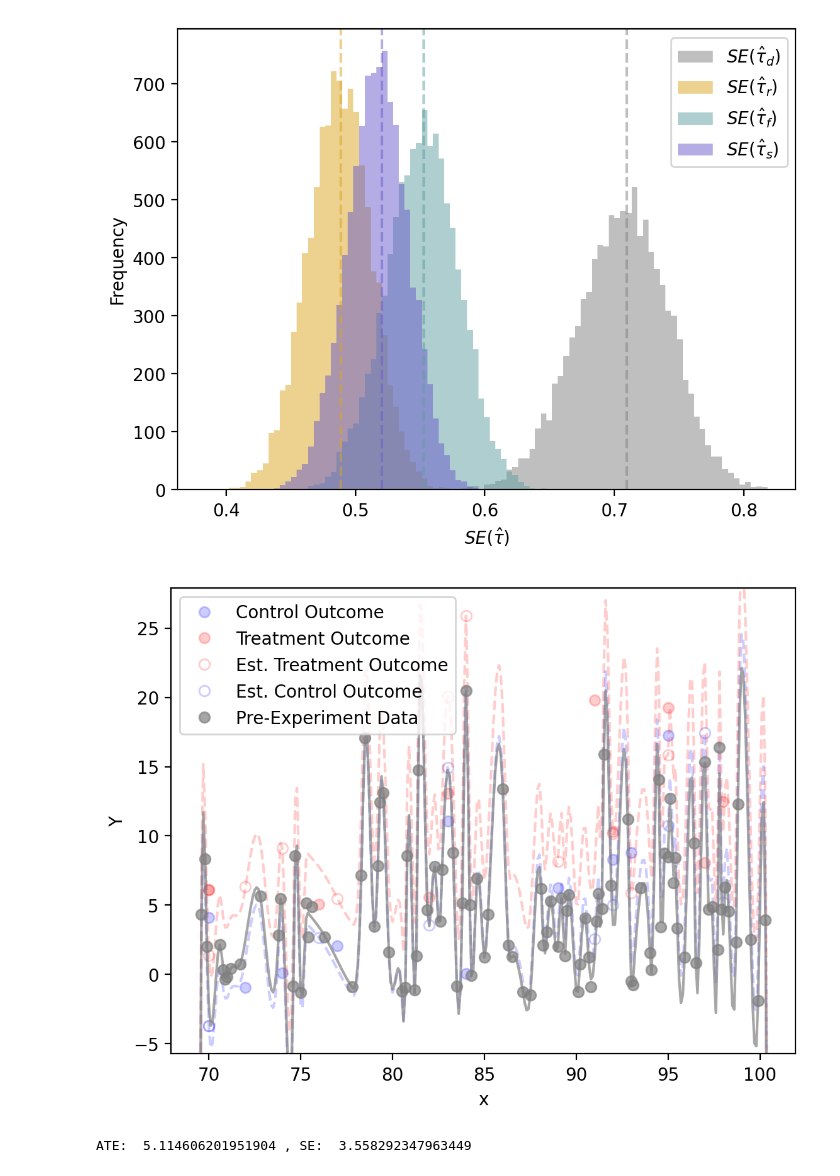
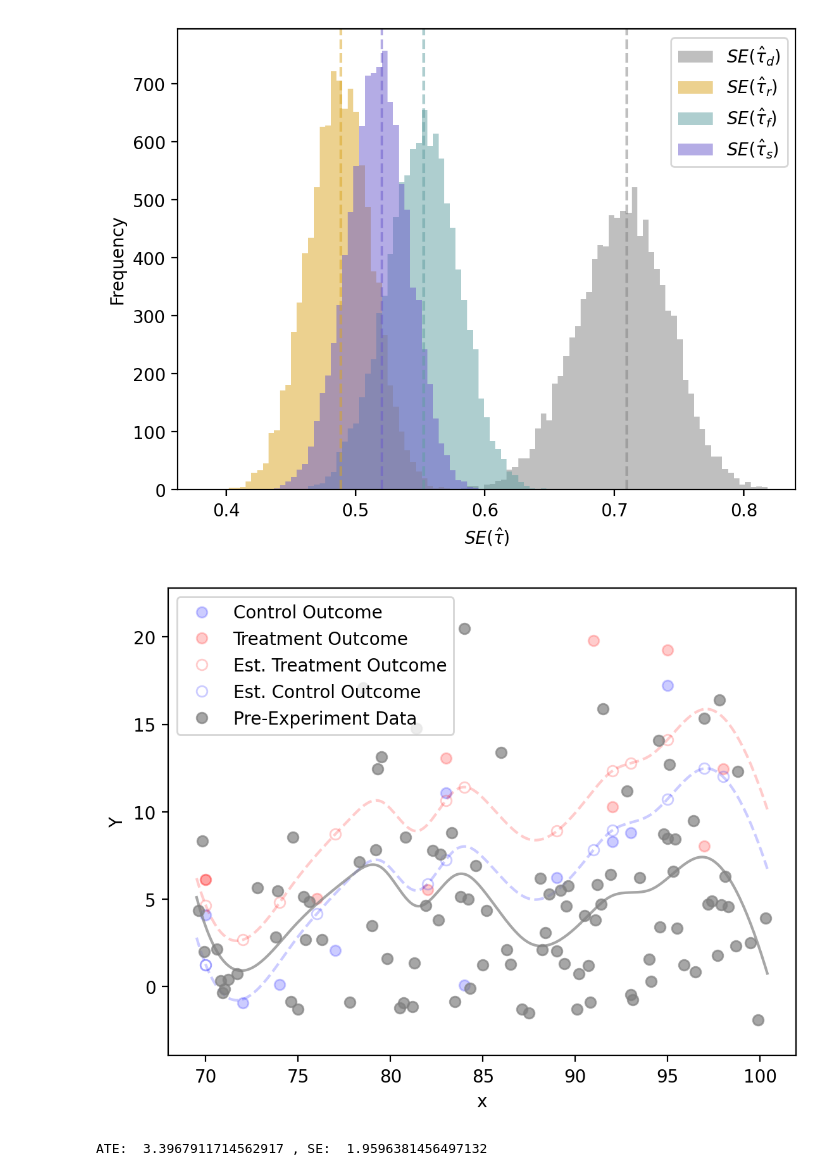
Before and after one commit to kshim99/Two-Stage-Framework-for-Variance-Reduction, a Jupyter notebook: Thesis toy examples_nonnormaleps.ipynb, the cells around one changed output. Drawn from its saved outputs; the diff is of its cells as text; code cells hidden in the pictures.

Commit message:
Added some comments at the end regarding the case with very noisy pre-exp data

```diff
--- a/Thesis toy examples_nonnormaleps.ipynb
+++ b/Thesis toy examples_nonnormaleps.ipynb
@@ -170,36 +170,36 @@ random.seed(seed)
 
 # re-generate exp_data sample since its been replaced in above simulation
 exp_data = gen_exp_data(x,y,small_sample_size,2)
 
-pre_exp_data_poor = gen_pre_exp_data_poor()
+pre_exp_data_poor = gen_pre_exp_data_poor(smoothing_param=2000)
 
 def pre_exp_model_poor(x):
     mod = pre_exp_data_poor['model']
     return mod(x)
 
 # linearly adjust poor predictions
 treat_pred = pre_exp_model_poor(exp_data['treat_x'])
 control_pred = pre_exp_model_poor(exp_data['control_x'])
 control_r = exp_data['control_y'] - control_pred
 treat_r = exp_data['treat_y'] - treat_pred
 treatxvar = np.var(exp_data['treat_x'], ddof=1)
 controlxvar = np.var(exp_data['control_x'], ddof=1)
 treatxcov = np.cov(exp_data['treat_x'], treat_r, ddof=1)[0,1]
 controlxcov = np.cov(exp_data['control_x'], control_r, ddof=1)[0,1]
 beta = (treatxcov + controlxcov)/(treatxvar + controlxvar)
 alpha_1 = np.mean(treat_r) - np.mean(exp_data['treat_x'])*beta
 alpha_0 = np.mean(control_r) - np.mean(exp_data['control_x'])*beta
 
 # define the two_stage model
 def two_stage_mod_poor(x):
     mod = pre_exp_data_poor['model']
     return x * beta + mod(x)
 
 cf_dict = gen_counter_data(pre_exp_data_poor['fine_x'], exp_data, two_stage_mod_poor, alpha_1, alpha_0)
 plot_instance(exp_data, 'x','Y', cf_dict = cf_dict, pre_exp_dict = pre_exp_data_poor, flip_alpha = True, save_name="nonnorm_plots/sec2_preexp.png")
 # %% [output]
-[figure, old version]
+[figure, new version]
-ATE:  5.114606201951904 , SE:  3.558292347963449
+ATE:  3.3967911714562917 , SE:  1.9596381456497132
 # %%
 plot_instance(exp_data, 'x','Y', cf_dict = cf_dict, pre_exp_dict = pre_exp_data_poor, flip_alpha = False, save_name="nonnorm_plots/sec2_cf.png")
 # %% [output]
```
Also changed, not shown: parts of 6 cells of this notebook.
